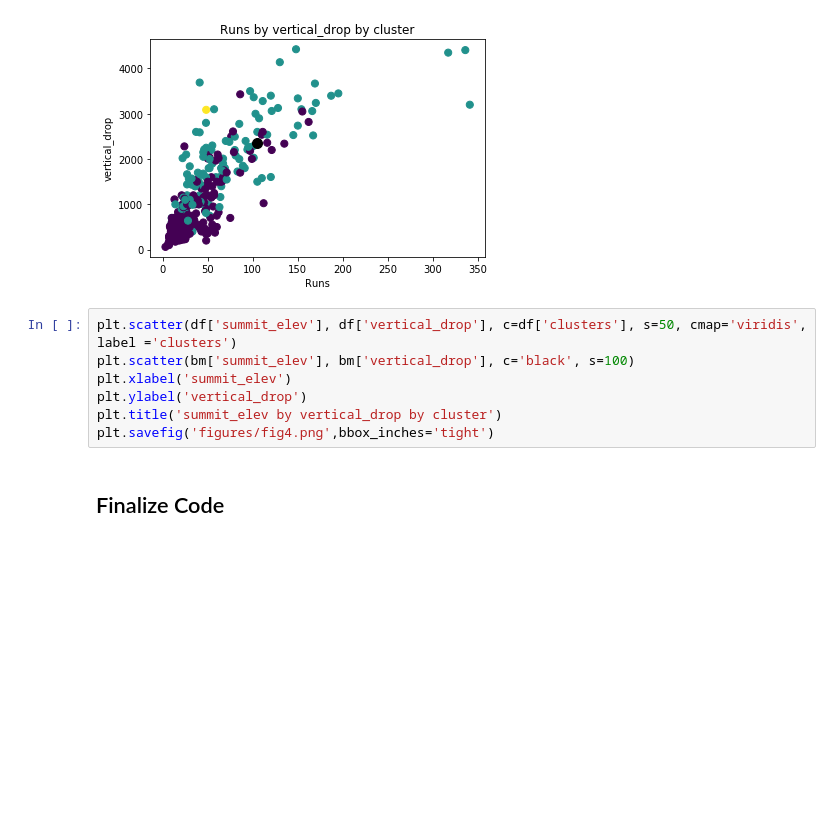
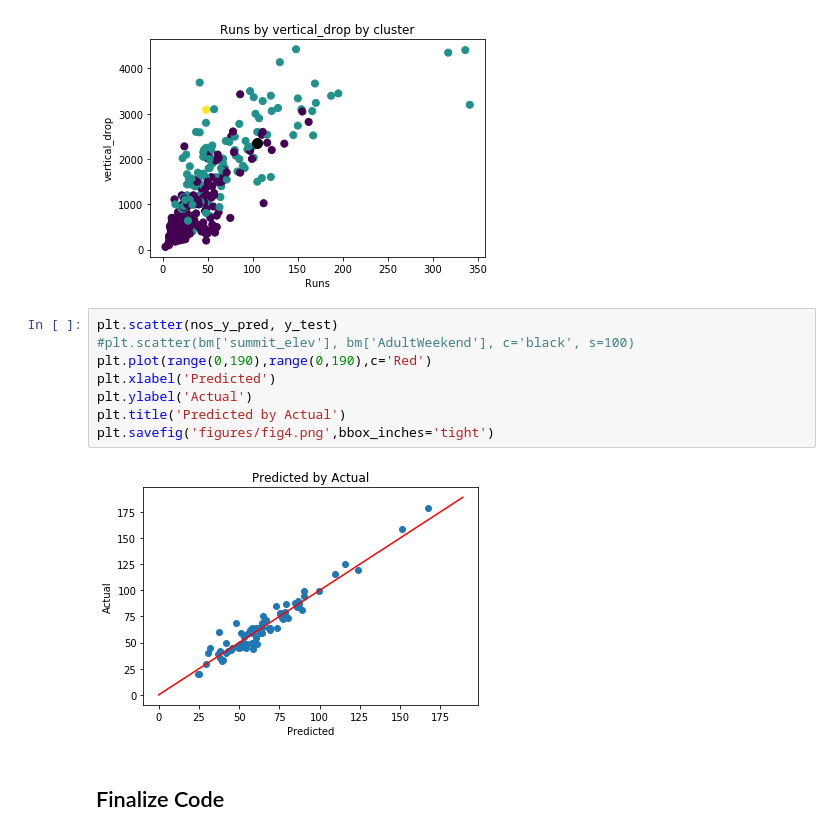
Before and after one commit to jreschke/GuidedCapstone, a Jupyter notebook: Notebook_stepsix.ipynb, the cells around one changed output. Drawn from its saved outputs; the diff is of its cells as text; blank space fills up the shorter version.

```diff
--- a/Notebook_stepsix.ipynb
+++ b/Notebook_stepsix.ipynb
@@ -159,12 +141,15 @@ plt.savefig('figures/fig3.png',bbox_inches='tight')
 # %% [output]
 [figure]
 # %%
-plt.scatter(df['summit_elev'], df['vertical_drop'], c=df['clusters'], s=50, cmap='viridis', label ='clusters')
-plt.scatter(bm['summit_elev'], bm['vertical_drop'], c='black', s=100)
-plt.xlabel('summit_elev')
-plt.ylabel('vertical_drop')
-plt.title('summit_elev by vertical_drop by cluster')
+plt.scatter(nos_y_pred, y_test)
+#plt.scatter(bm['summit_elev'], bm['AdultWeekend'], c='black', s=100)
+plt.plot(range(0,190),range(0,190),c='Red')
+plt.xlabel('Predicted')
+plt.ylabel('Actual')
+plt.title('Predicted by Actual')
 plt.savefig('figures/fig4.png',bbox_inches='tight')
+# %% [output]
+[figure, added]
 # %% [markdown]
 ## Finalize Code
 # %% [markdown]
```
Also changed, not shown: parts of 1 cell of this notebook.
